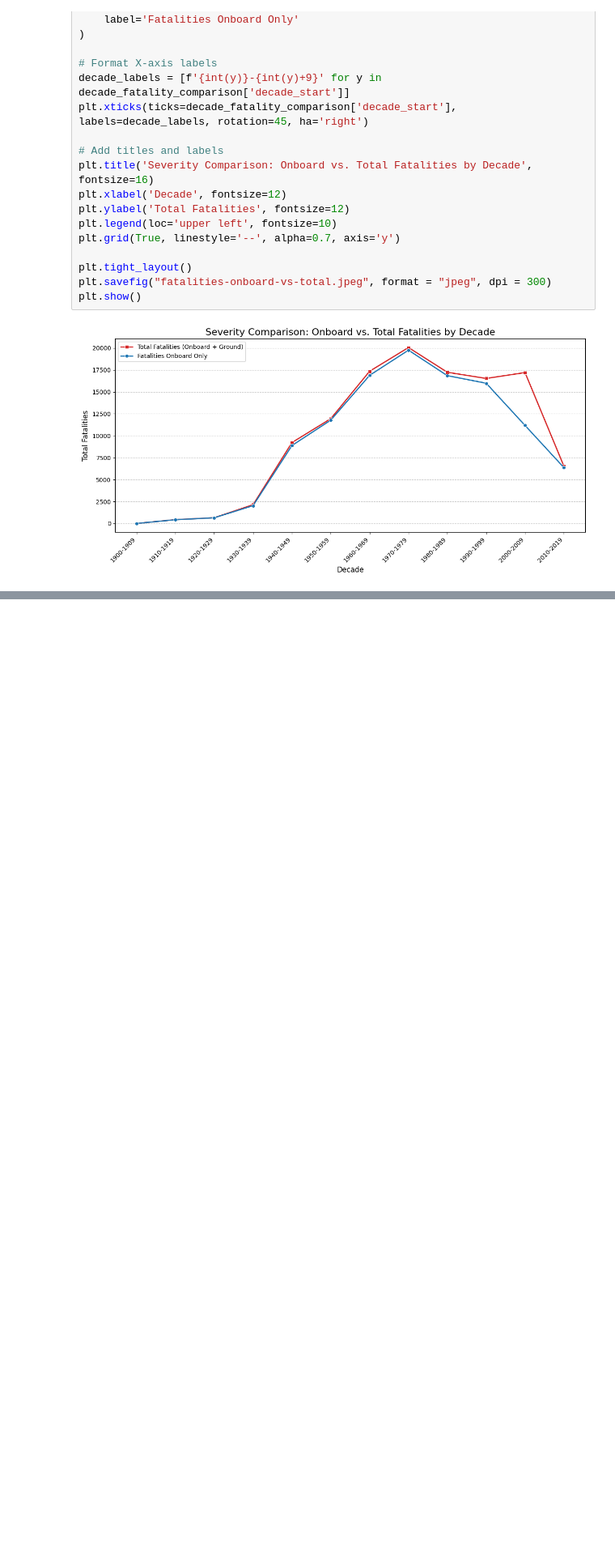
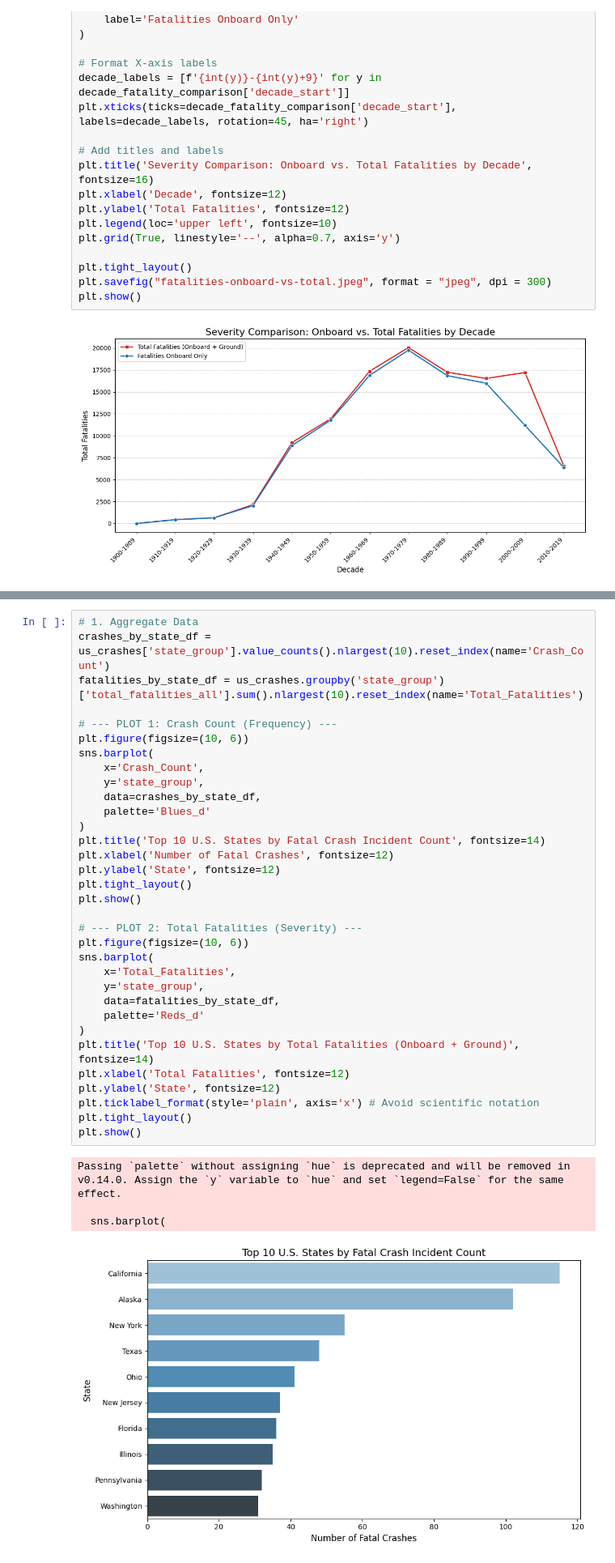
Before and after one commit to sdw93/Airplane-Crash-Analysis, a Jupyter notebook: Aviation_Safety_EDA.ipynb, the cells around one changed output, grey strips where cells are left out. Shown at 81% size. Saved outputs shown, nothing was run; the diff lists cells and outputs as text; blank space fills up the shorter version.

```diff
--- a/Aviation_Safety_EDA.ipynb
+++ b/Aviation_Safety_EDA.ipynb
@@ -1027,0 +1171,38 @@ plt.show()
+# %%
+# 1. Aggregate Data
+crashes_by_state_df = us_crashes['state_group'].value_counts().nlargest(10).reset_index(name='Crash_Count')
+fatalities_by_state_df = us_crashes.groupby('state_group')['total_fatalities_all'].sum().nlargest(10).reset_index(name='Total_Fatalities')
+
+# --- PLOT 1: Crash Count (Frequency) ---
+plt.figure(figsize=(10, 6))
+sns.barplot(
+    x='Crash_Count',
+    y='state_group',
+    data=crashes_by_state_df,
+    palette='Blues_d'
+)
+plt.title('Top 10 U.S. States by Fatal Crash Incident Count', fontsize=14)
+plt.xlabel('Number of Fatal Crashes', fontsize=12)
+plt.ylabel('State', fontsize=12)
+plt.tight_layout()
+plt.show()
+
+# --- PLOT 2: Total Fatalities (Severity) ---
+plt.figure(figsize=(10, 6))
+sns.barplot(
+    x='Total_Fatalities',
+    y='state_group',
+    data=fatalities_by_state_df,
+    palette='Reds_d'
+)
+plt.title('Top 10 U.S. States by Total Fatalities (Onboard + Ground)', fontsize=14)
+plt.xlabel('Total Fatalities', fontsize=12)
+plt.ylabel('State', fontsize=12)
+plt.ticklabel_format(style='plain', axis='x') # Avoid scientific notation
+plt.tight_layout()
+plt.show()
+# %% [output]
+Passing `palette` without assigning `hue` is deprecated and will be removed in v0.14.0. Assign the `y` variable to `hue` and set `legend=False` for the same effect.
+
+  sns.barplot(
+[figure, added]
```
Also changed, not shown: parts of 8 cells of this notebook, 2 other files.
